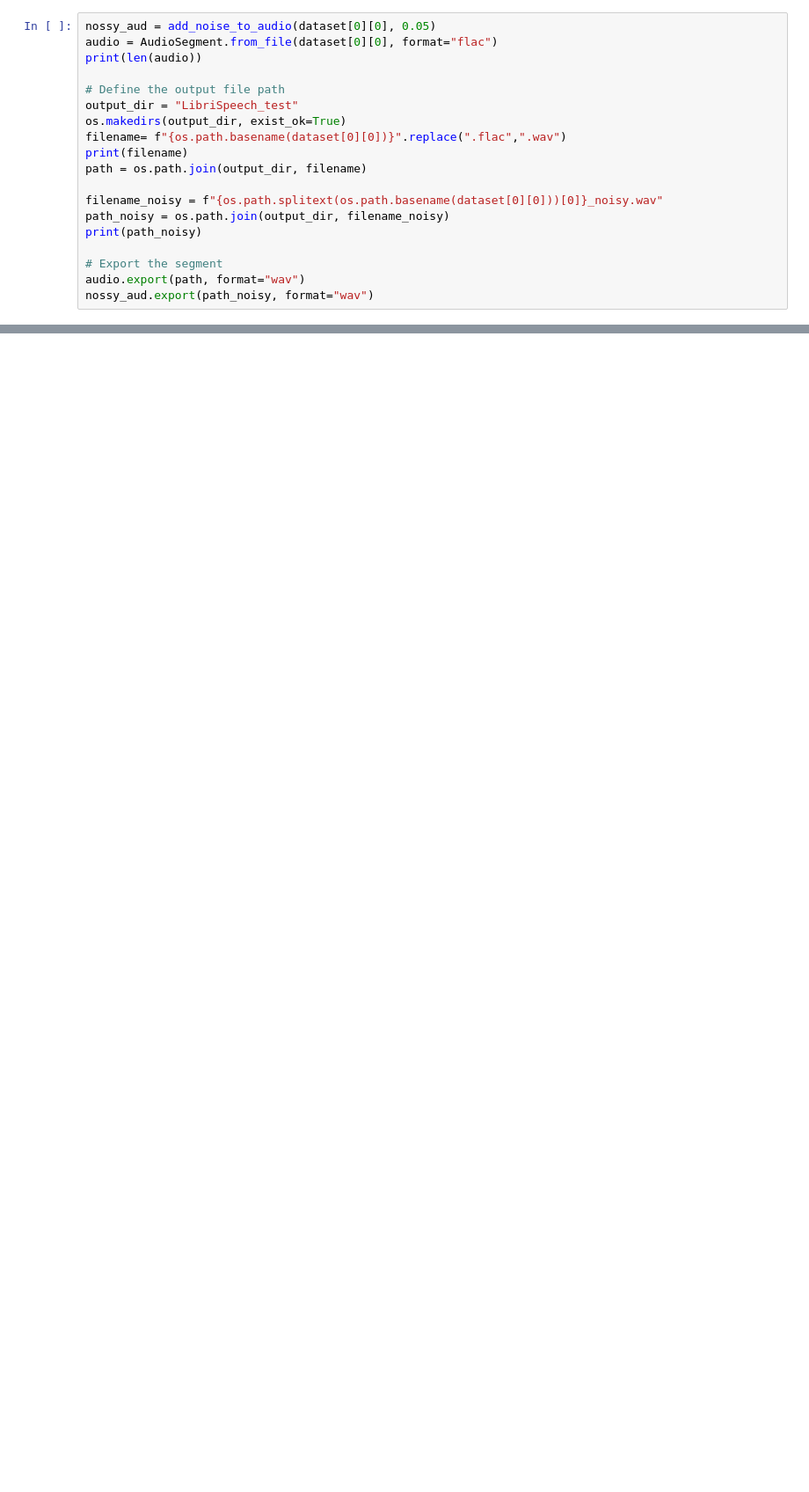
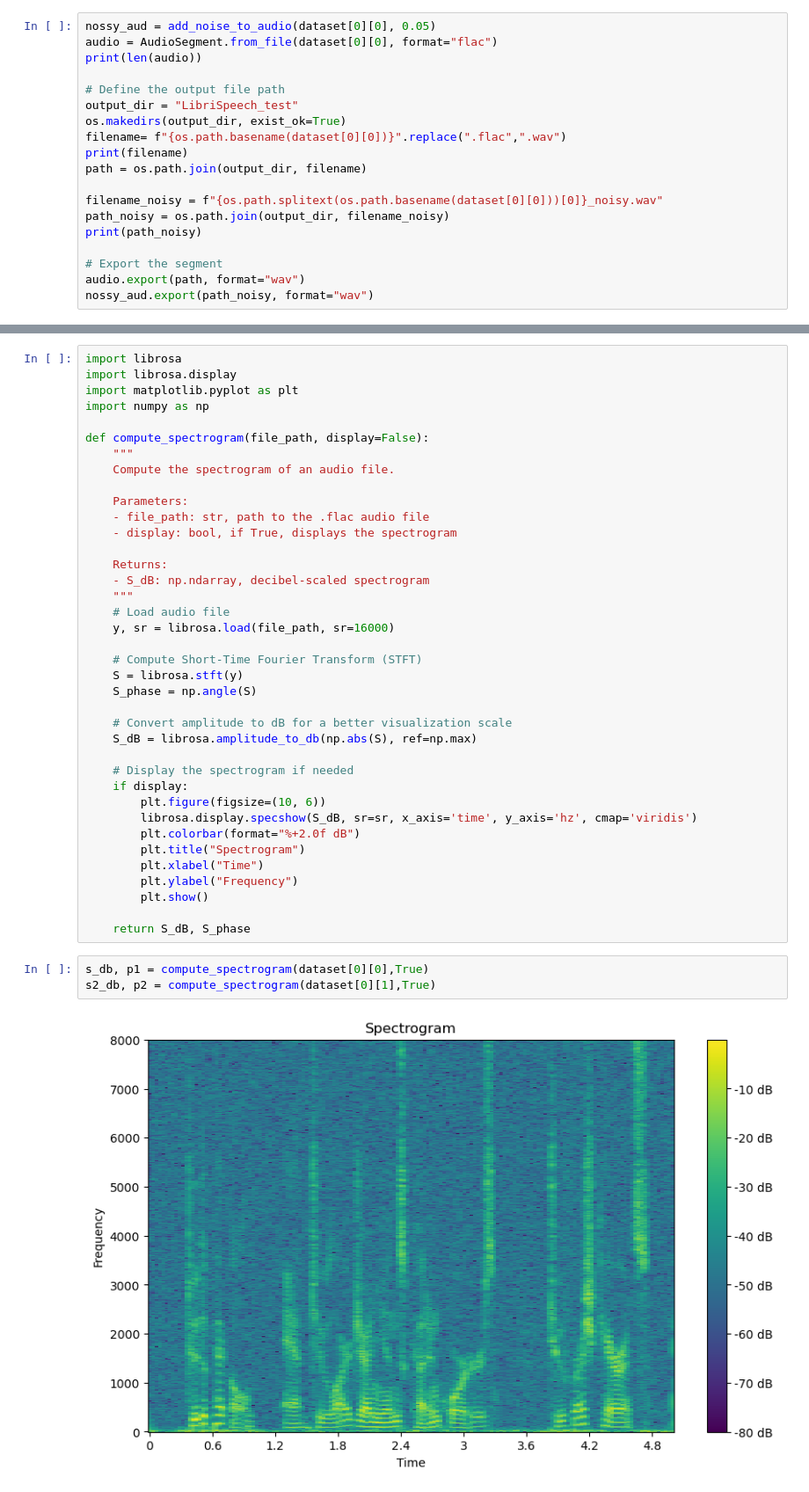
Before and after one commit to adelval-01/Noise_cleaner_DNN, a Jupyter notebook: trabajo.ipynb, the cells around one changed output, grey strips where cells are left out. Shown at 88% size. Drawn from its saved outputs; the diff is of its cells as text; blank space fills up the shorter version.

```diff
--- a/trabajo.ipynb
+++ b/trabajo.ipynb
@@ -192,0 +197,43 @@ LibriSpeech/segments/clean/LibriSpeech/segments/clean/652/130726/652-130726-0024
+# %%
+import librosa
+import librosa.display
+import matplotlib.pyplot as plt
+import numpy as np
+
+def compute_spectrogram(file_path, display=False):
+    """
+    Compute the spectrogram of an audio file.
+
+    Parameters:
+    - file_path: str, path to the .flac audio file
+    - display: bool, if True, displays the spectrogram
+
+    Returns:
+    - S_dB: np.ndarray, decibel-scaled spectrogram
+    """
+    # Load audio file
+    y, sr = librosa.load(file_path, sr=16000)
+
+    # Compute Short-Time Fourier Transform (STFT)
+    S = librosa.stft(y)
+    S_phase = np.angle(S)
+
+    # Convert amplitude to dB for a better visualization scale
+    S_dB = librosa.amplitude_to_db(np.abs(S), ref=np.max)
+
+    # Display the spectrogram if needed
+    if display:
+        plt.figure(figsize=(10, 6))
+        librosa.display.specshow(S_dB, sr=sr, x_axis='time', y_axis='hz', cmap='viridis')
+        plt.colorbar(format="%+2.0f dB")
+        plt.title("Spectrogram")
+        plt.xlabel("Time")
+        plt.ylabel("Frequency")
+        plt.show()
+
+    return S_dB, S_phase
+# %%
+s_db, p1 = compute_spectrogram(dataset[0][0],True)
+s2_db, p2 = compute_spectrogram(dataset[0][1],True)
+# %% [output]
+[figure, added]
```
Also changed, not shown: parts of 14 cells of this notebook, 1 other file.
